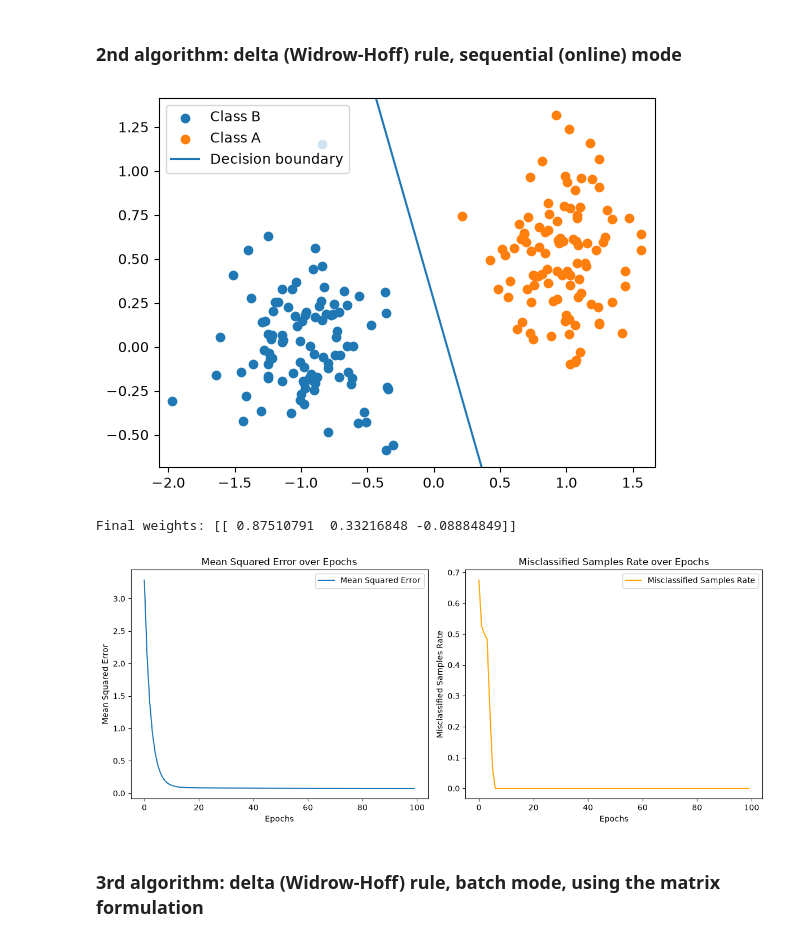
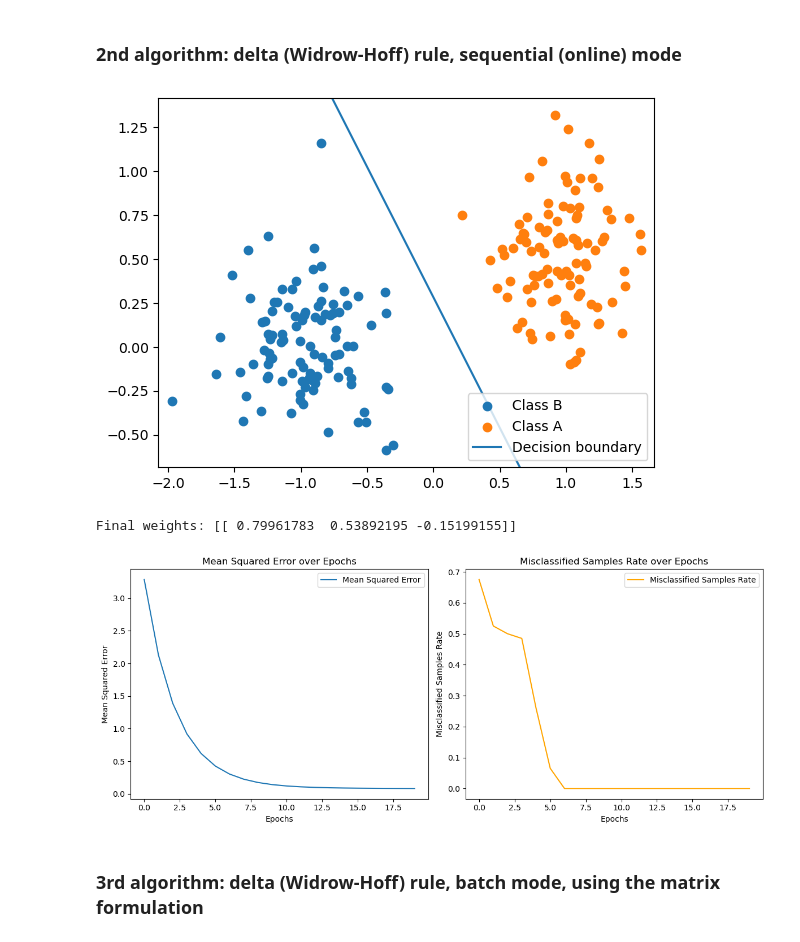
Before and after one commit to liviacardaccia02/Artificial-Neural-Networks-and-Deep-Architectures, a Jupyter notebook: lab1a/lab1a.ipynb, the cells around one changed output. Saved outputs shown, nothing was run; the diff lists cells and outputs as text; code cells hidden in the pictures.

```diff
--- a/lab1a/lab1a.ipynb
+++ b/lab1a/lab1a.ipynb
@@ -35,24 +35,24 @@ perceptron.plot_metrics()
 # %%
 from algorithms import DeltaRulePerceptron
 
 def delta_rule_activation_function(x):
     return np.where(x >= 0, 1, -1)
 
 T_delta = np.where(T == 0, -1, T)
 
 perceptron = DeltaRulePerceptron(
                         input_size=2,
                         output_size=1,
                         learning_rate=0.001,
                         activation_function=delta_rule_activation_function)
 
-perceptron.train(X, T_delta, epochs=100)
+perceptron.train(X, T_delta, epochs=20)
 print("Final weights:", perceptron.weights)
 perceptron.plot_metrics()
 # %% [output]
-[figure, old version]
+[figure, new version]
-Final weights: [[ 0.87510791  0.33216848 -0.08884849]]
+Final weights: [[ 0.79961783  0.53892195 -0.15199155]]
-[figure, old version]
+[figure, new version]
 # %% [markdown]
 ### 3rd algorithm: delta (Widrow-Hoff) rule, batch mode, using the matrix formulation
 # %%
```
Also changed, not shown: parts of 14 cells of this notebook.
